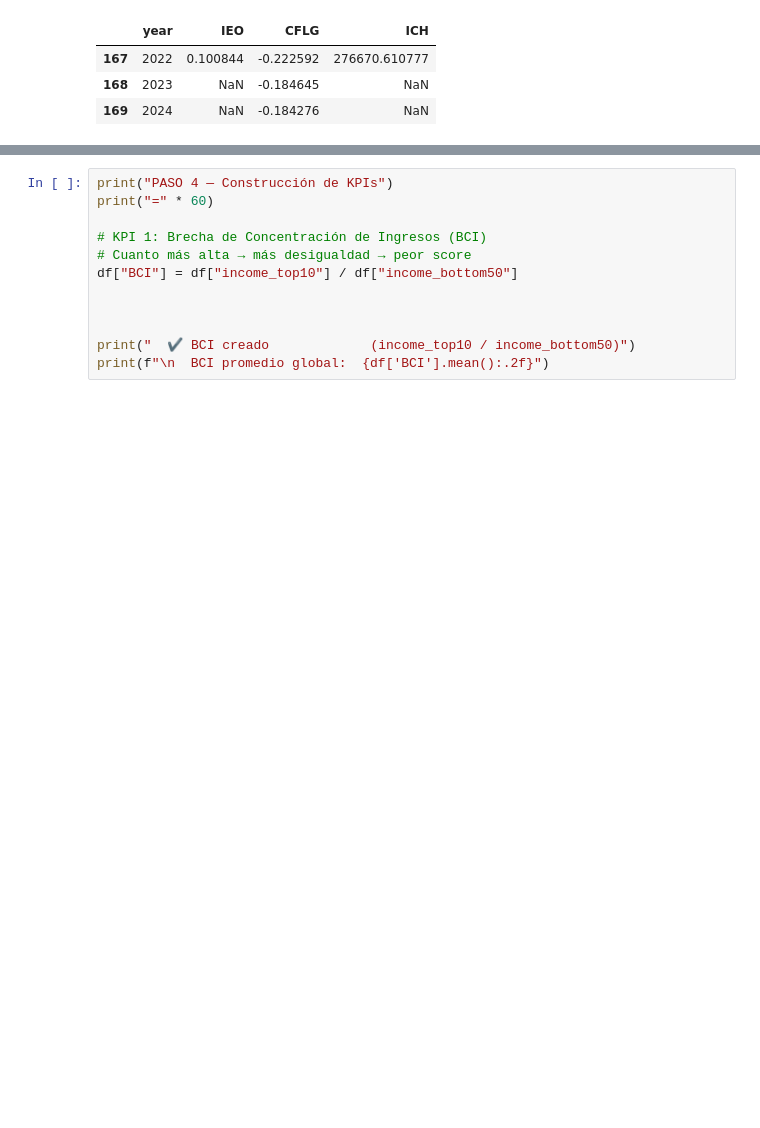
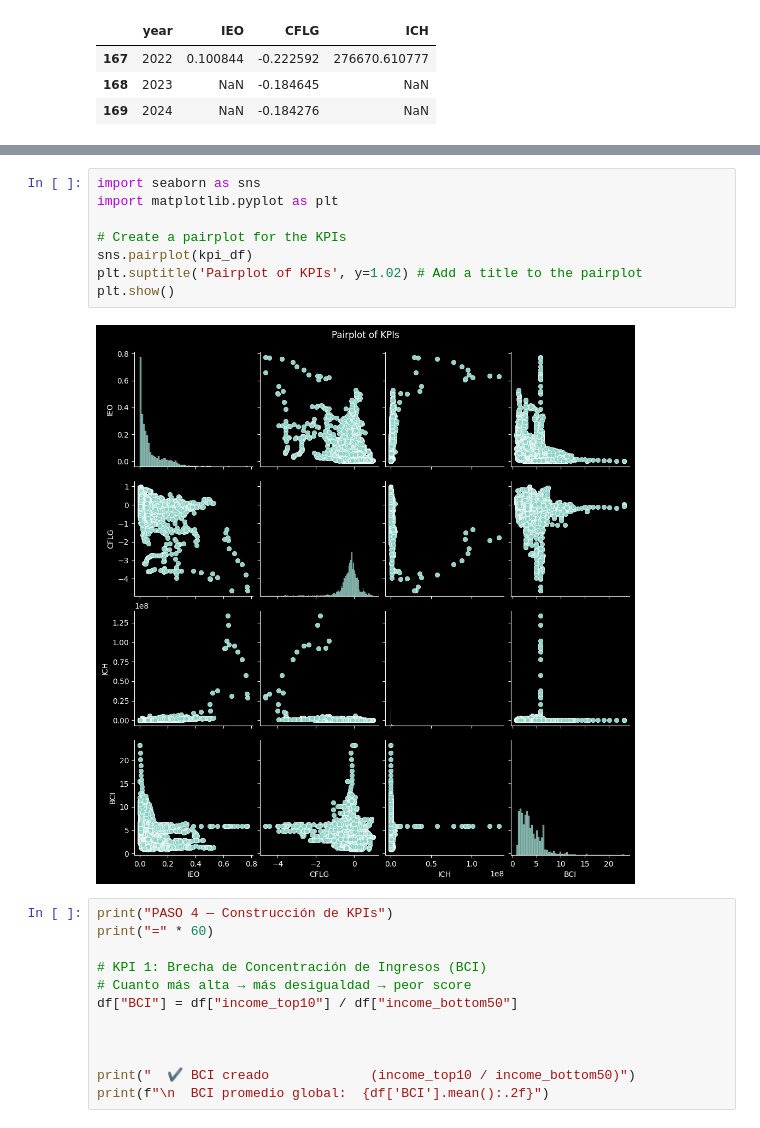
Before and after one commit to lucianoyllarreta/CLASE_CIENCIA_DATOS_I, a Jupyter notebook: LOS 4 FANTÁSTICOS/ SCORING.ipynb, the cells around one changed output, grey strips where cells are left out. Drawn from its saved outputs; the diff is of its cells as text; blank space fills up the shorter version.

```diff
--- a/LOS 4 FANTÁSTICOS/ SCORING.ipynb
+++ b/LOS 4 FANTÁSTICOS/ SCORING.ipynb
@@ -84,3 +200,13 @@ Nota: Los valores de Argentina corresponden al año 2022.
+# %%
+import seaborn as sns
+import matplotlib.pyplot as plt
+
+# Create a pairplot for the KPIs
+sns.pairplot(kpi_df)
+plt.suptitle('Pairplot of KPIs', y=1.02) # Add a title to the pairplot
+plt.show()
+# %% [output]
+[figure, added]
 # %%
 print("PASO 4 — Construcción de KPIs")
 print("=" * 60)
```
Also changed, not shown: parts of 22 cells of this notebook.
